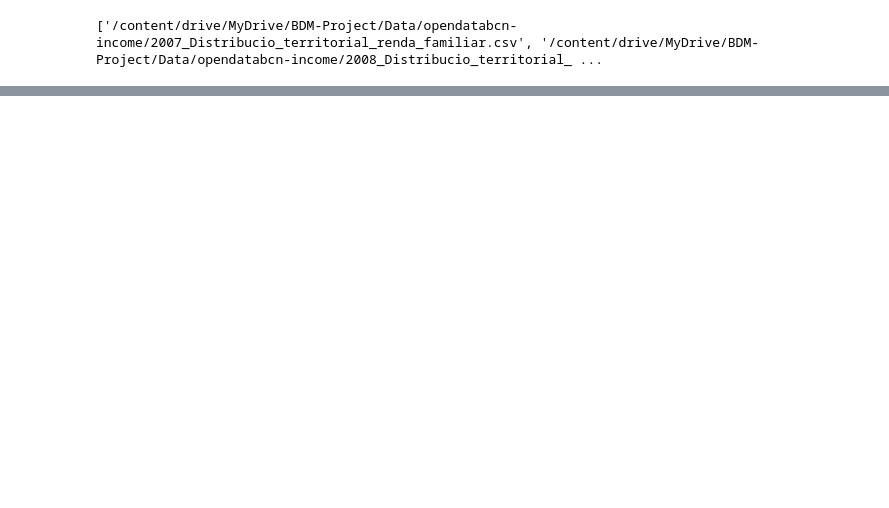
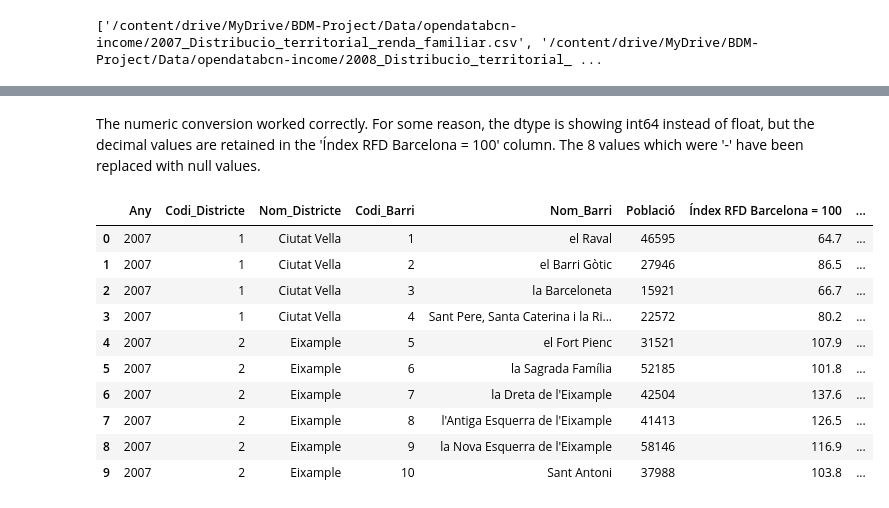
Before and after one commit to MateoJacomeUPC/BDM-Project-1, a Jupyter notebook: BDM_Project_Parquet.ipynb, the cells around one changed output, grey strips where cells are left out. Saved outputs shown, nothing was run; the diff lists cells and outputs as text; code cells hidden in the pictures; blank space fills up the shorter version.

```diff
--- a/BDM_Project_Parquet.ipynb
+++ b/BDM_Project_Parquet.ipynb
@@ -55,0 +235,16 @@ Població: [[46595,27946,15921,22572,31521,52185,42504,41413,58146,37988,...,267
+# %% [markdown]
+The numeric conversion worked correctly. For some reason, the dtype is showing int64 instead of float, but the decimal values are retained in the 'Índex RFD Barcelona = 100' column. The 8 values which were '-' have been replaced with null values.
+# %%
+df.head(10)
+# %% [output]
+|  | Any | Codi_Districte | Nom_Districte | Codi_Barri | Nom_Barri | Població | Índex RFD Barcelona = 100 | ... |
+| 0 | 2007 | 1 | Ciutat Vella | 1 | el Raval | 46595 | 64.7 | ... |
+| 1 | 2007 | 1 | Ciutat Vella | 2 | el Barri Gòtic | 27946 | 86.5 | ... |
+| 2 | 2007 | 1 | Ciutat Vella | 3 | la Barceloneta | 15921 | 66.7 | ... |
+| 3 | 2007 | 1 | Ciutat Vella | 4 | Sant Pere, Santa Caterina i la Ri... | 22572 | 80.2 | ... |
+| 4 | 2007 | 2 | Eixample | 5 | el Fort Pienc | 31521 | 107.9 | ... |
+| 5 | 2007 | 2 | Eixample | 6 | la Sagrada Família | 52185 | 101.8 | ... |
+| 6 | 2007 | 2 | Eixample | 7 | la Dreta de l'Eixample | 42504 | 137.6 | ... |
+| 7 | 2007 | 2 | Eixample | 8 | l'Antiga Esquerra de l'Eixample | 41413 | 126.5 | ... |
+| 8 | 2007 | 2 | Eixample | 9 | la Nova Esquerra de l'Eixample | 58146 | 116.9 | ... |
+| 9 | 2007 | 2 | Eixample | 10 | Sant Antoni | 37988 | 103.8 | ... |
```
Also changed, not shown: parts of 40 cells of this notebook.
